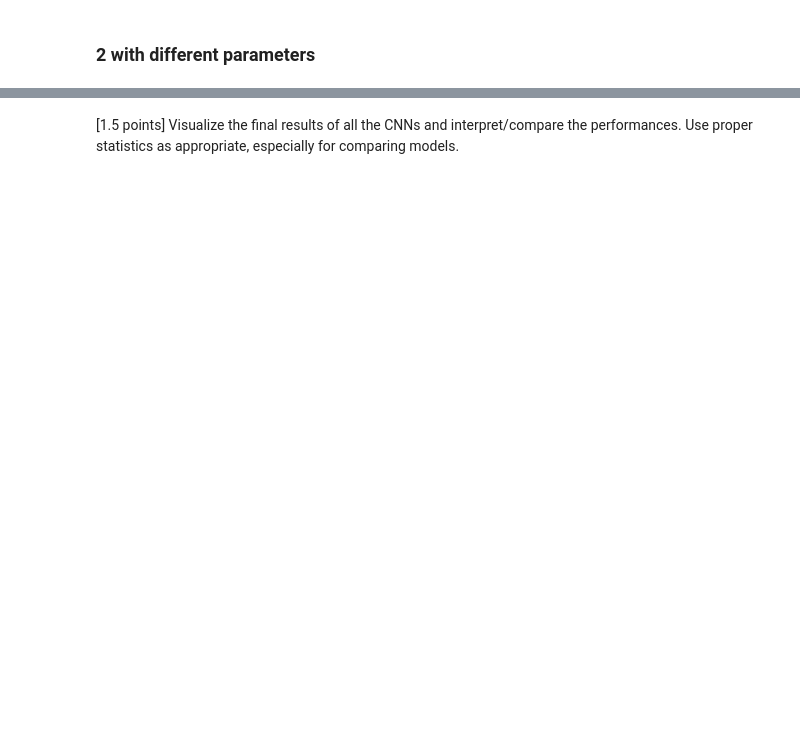
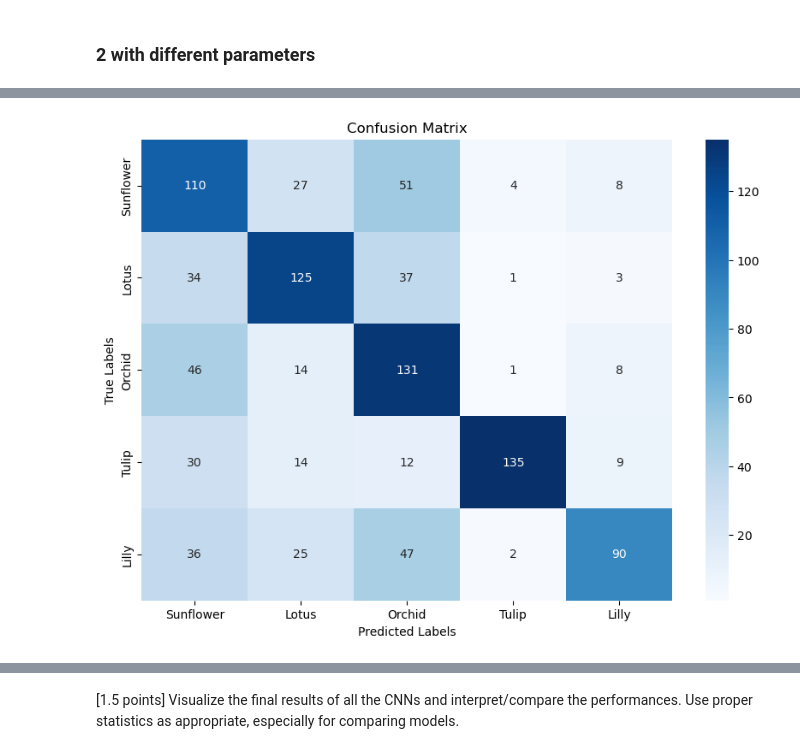
Before and after one commit to JocelynRupp/ML-Lab-5, a Jupyter notebook: Lab6.ipynb, the cells around one changed output, grey strips where cells are left out. Saved outputs shown, nothing was run; the diff lists cells and outputs as text; code cells hidden in the pictures; blank space fills up the shorter version.

```diff
--- a/Lab6.ipynb
+++ b/Lab6.ipynb
@@ -266,0 +260,29 @@ weighted avg       0.53      0.46      0.46      1000
+# %%
+class_names = ['Sunflower', 'Lotus', 'Orchid', 'Tulip', 'Lilly']
+# %%
+import numpy as np
+import tensorflow as tf
+from sklearn.metrics import confusion_matrix
+import seaborn as sns
+import matplotlib.pyplot as plt
+
+# Step 1: Predict the labels on the test set
+predictions = cnn1.predict(images_test)
+
+# Step 2: Convert predictions to class labels if output is probabilities
+predicted_labels = np.argmax(predictions, axis=1)
+
+# Step 3: True labels (assuming your labels_test are one-hot encoded)
+true_labels = np.argmax(labels_test, axis=1)
+
+# Step 4: Generate the confusion matrix
+cm = confusion_matrix(true_labels, predicted_labels)
+
+# Step 5: Plot the confusion matrix using seaborn for better visualization
+plt.figure(figsize=(10,7))
+sns.heatmap(cm, annot=True, fmt='d', cmap='Blues', xticklabels=class_names, yticklabels=class_names)
+plt.xlabel('Predicted Labels')
+plt.ylabel('True Labels')
+plt.title('Confusion Matrix')
+plt.show()
+# %% [output]
@@ -266,0 +290 @@ weighted avg       0.53      0.46      0.46      1000
+[figure, added]
```
Also changed, not shown: parts of 71 cells of this notebook.
